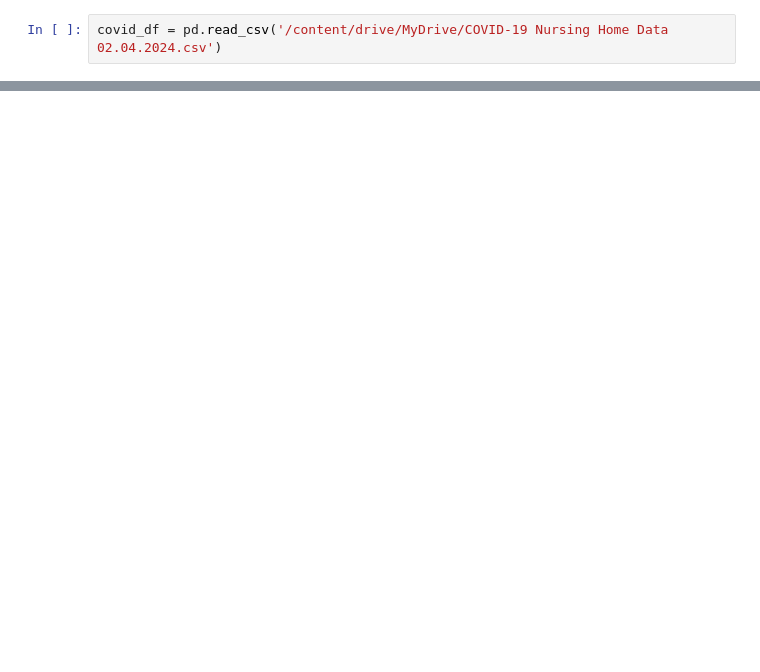
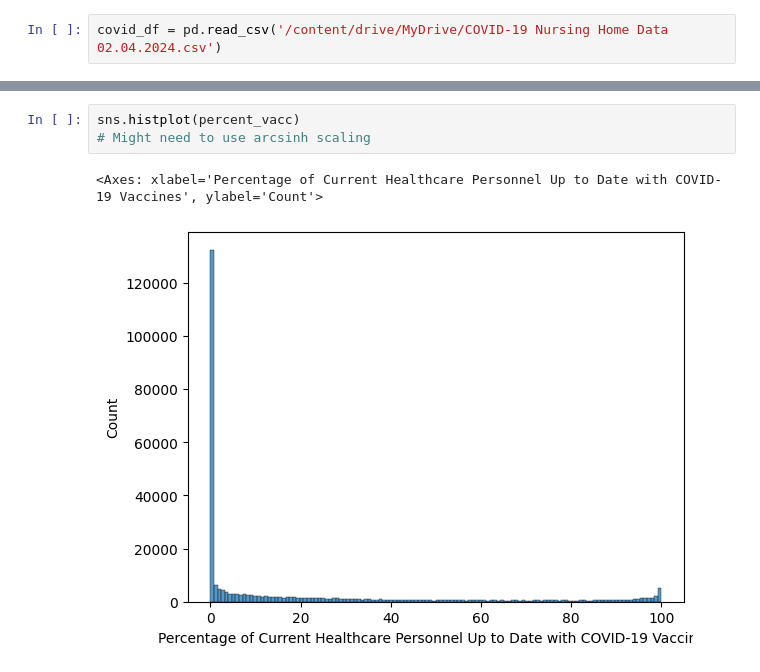
Before and after one commit to ejstew21/visualization, a Jupyter notebook: assignment/assignment.ipynb, the cells around one changed output, grey strips where cells are left out. Drawn from its saved outputs; the diff is of its cells as text; blank space fills up the shorter version.

```diff
--- a/assignment/assignment.ipynb
+++ b/assignment/assignment.ipynb
@@ -236,0 +295,6 @@ covid_df = pd.read_csv('/content/drive/MyDrive/COVID-19 Nursing Home Data 02.04.
+# %%
+sns.histplot(percent_vacc)
+# Might need to use arcsinh scaling
+# %% [output]
+<Axes: xlabel='Percentage of Current Healthcare Personnel Up to Date with COVID-19 Vaccines', ylabel='Count'>
+[figure, added]
```
Also changed, not shown: parts of 11 cells of this notebook.
